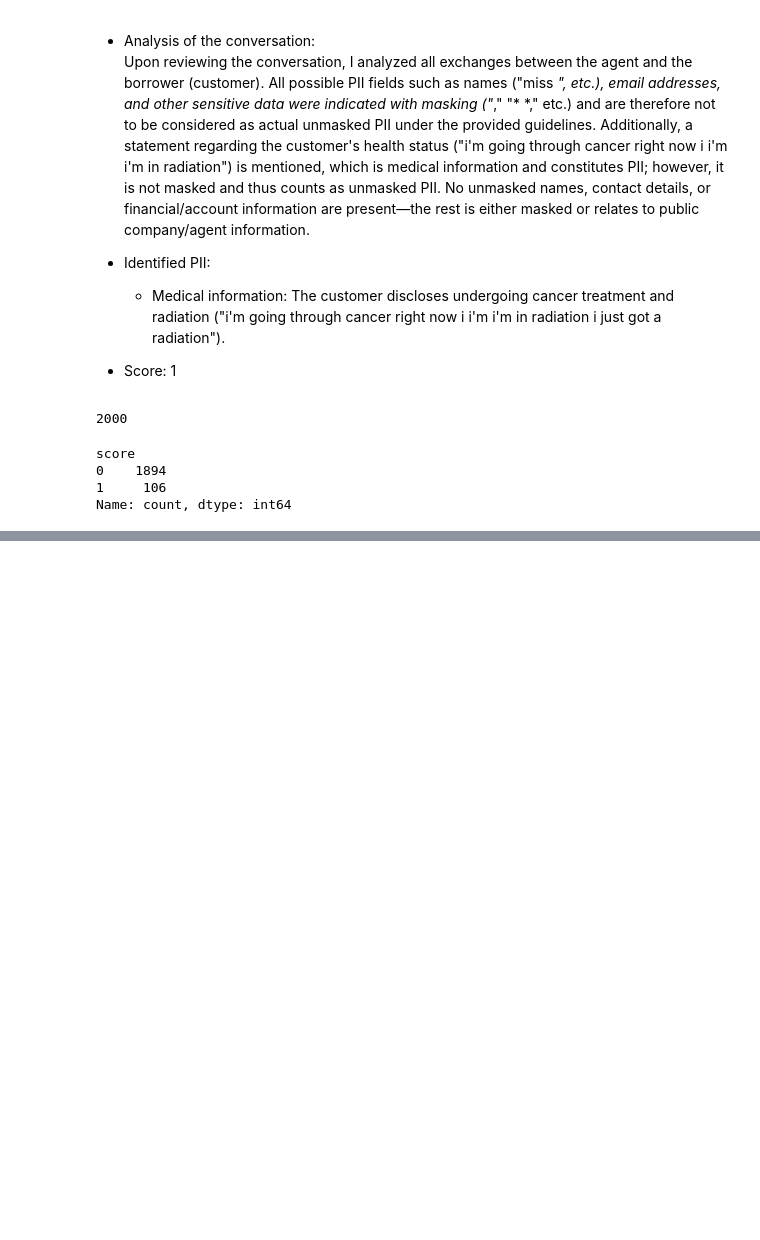
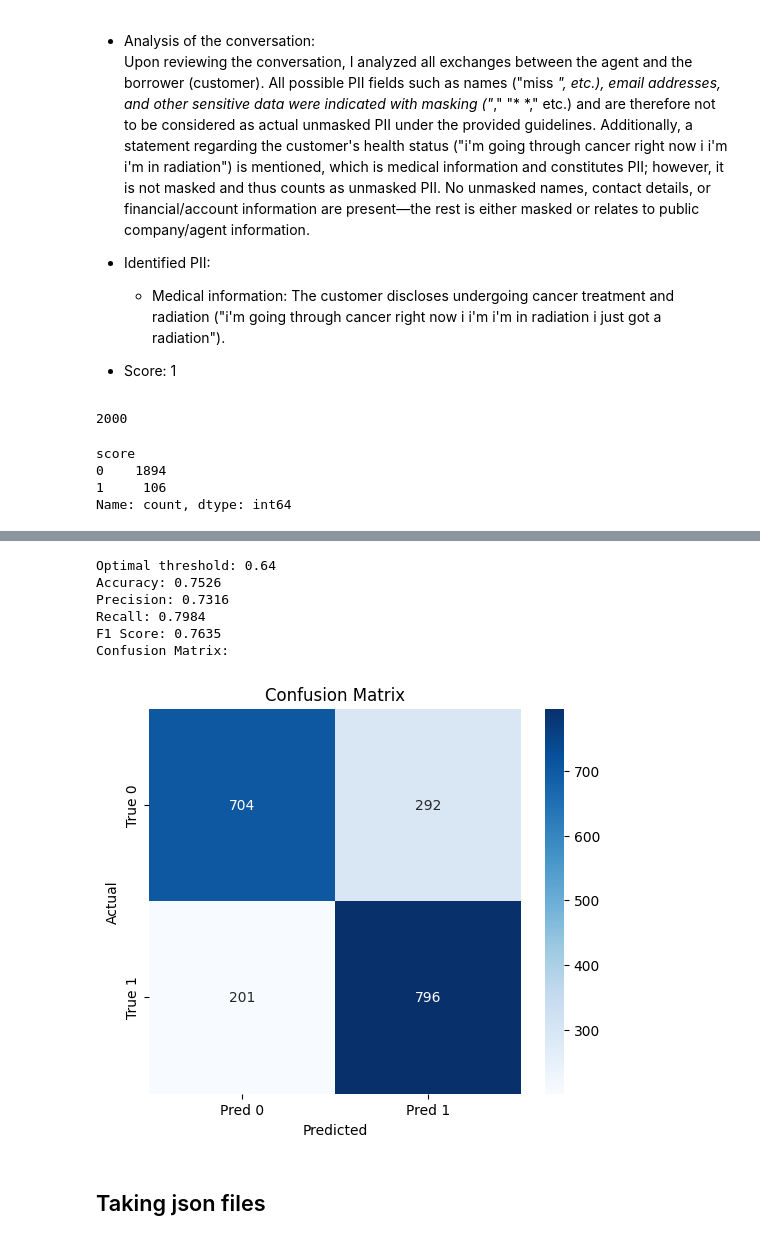
Before and after one commit to sohammistri/Prodigal-Take-Home, a Jupyter notebook: explore_data.ipynb, the cells around one changed output, grey strips where cells are left out. Cells and saved outputs as stored; diff of their text form; code cells hidden in the pictures; blank space fills up the shorter version.

```diff
--- a/explore_data.ipynb
+++ b/explore_data.ipynb
@@ -410,0 +649,35 @@ The conversation between the agent and the customer involves a debt collection c
+# %%
+from sklearn.metrics import confusion_matrix
+
+# Use optimal_threshold from previous ROC analysis
+pred_optimal = (merged_df['borrower_score'] >= optimal_threshold).astype(int)
+true_labels = merged_df['ground_truth_sentiment']
+
+acc = accuracy_score(true_labels, pred_optimal)
+prec = precision_score(true_labels, pred_optimal, zero_division=0)
+rec = recall_score(true_labels, pred_optimal, zero_division=0)
+f1 = f1_score(true_labels, pred_optimal, zero_division=0)
+cm = confusion_matrix(true_labels, pred_optimal)
+
+print(f"Optimal threshold: {optimal_threshold:.2f}")
+print(f"Accuracy: {acc:.4f}")
+print(f"Precision: {prec:.4f}")
+print(f"Recall: {rec:.4f}")
+print(f"F1 Score: {f1:.4f}")
+print("Confusion Matrix:")
+plt.figure(figsize=(6, 5))
+sns.heatmap(cm, annot=True, fmt='d', cmap='Blues', xticklabels=['Pred 0', 'Pred 1'], yticklabels=['True 0', 'True 1'])
+plt.title('Confusion Matrix')
+plt.xlabel('Predicted')
+plt.ylabel('Actual')
+plt.show()
+# %% [output]
+Optimal threshold: 0.64
+Accuracy: 0.7526
+Precision: 0.7316
+Recall: 0.7984
+F1 Score: 0.7635
+Confusion Matrix:
+[figure, added]
+# %% [markdown]
+## Taking json files
```
Also changed, not shown: parts of 28 cells of this notebook.
